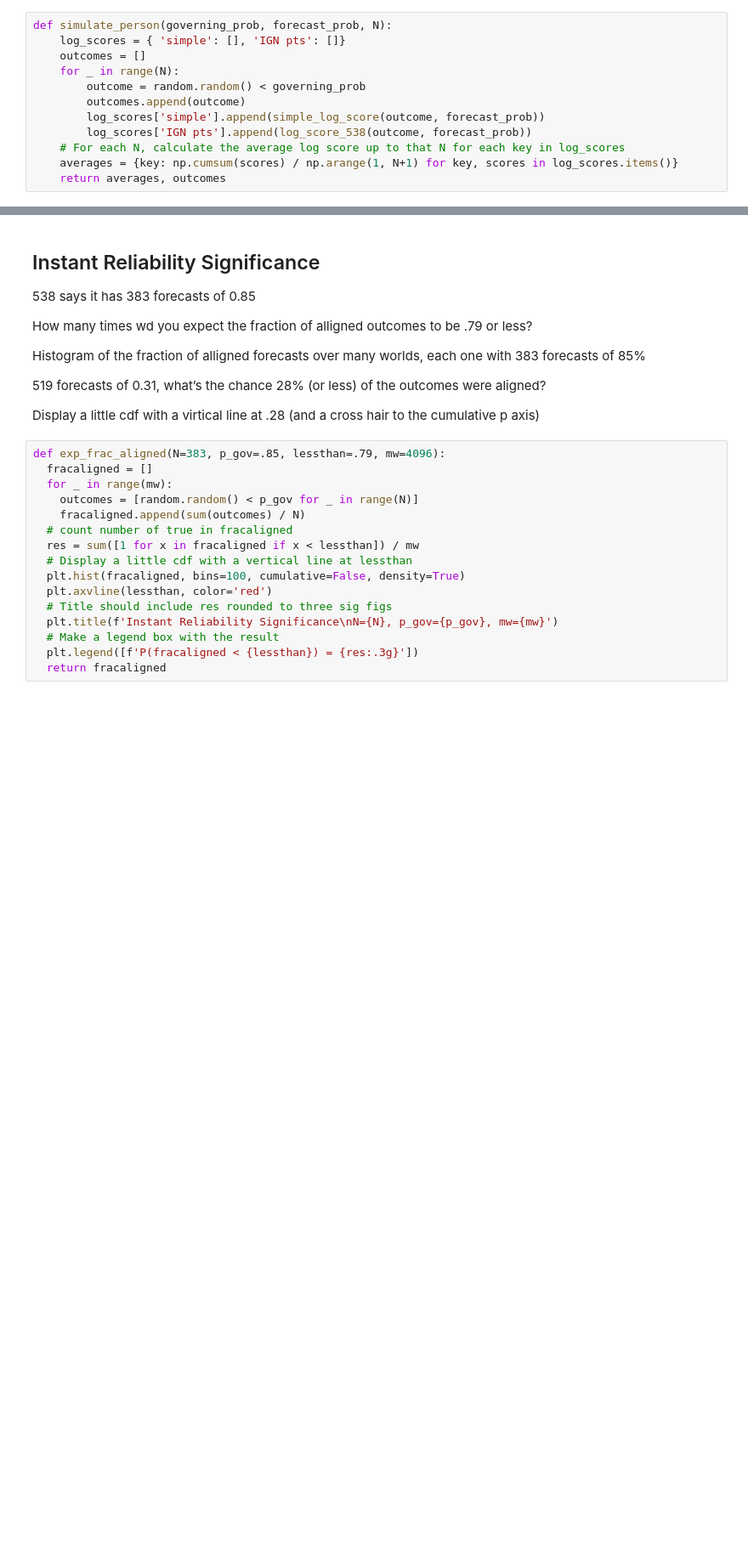
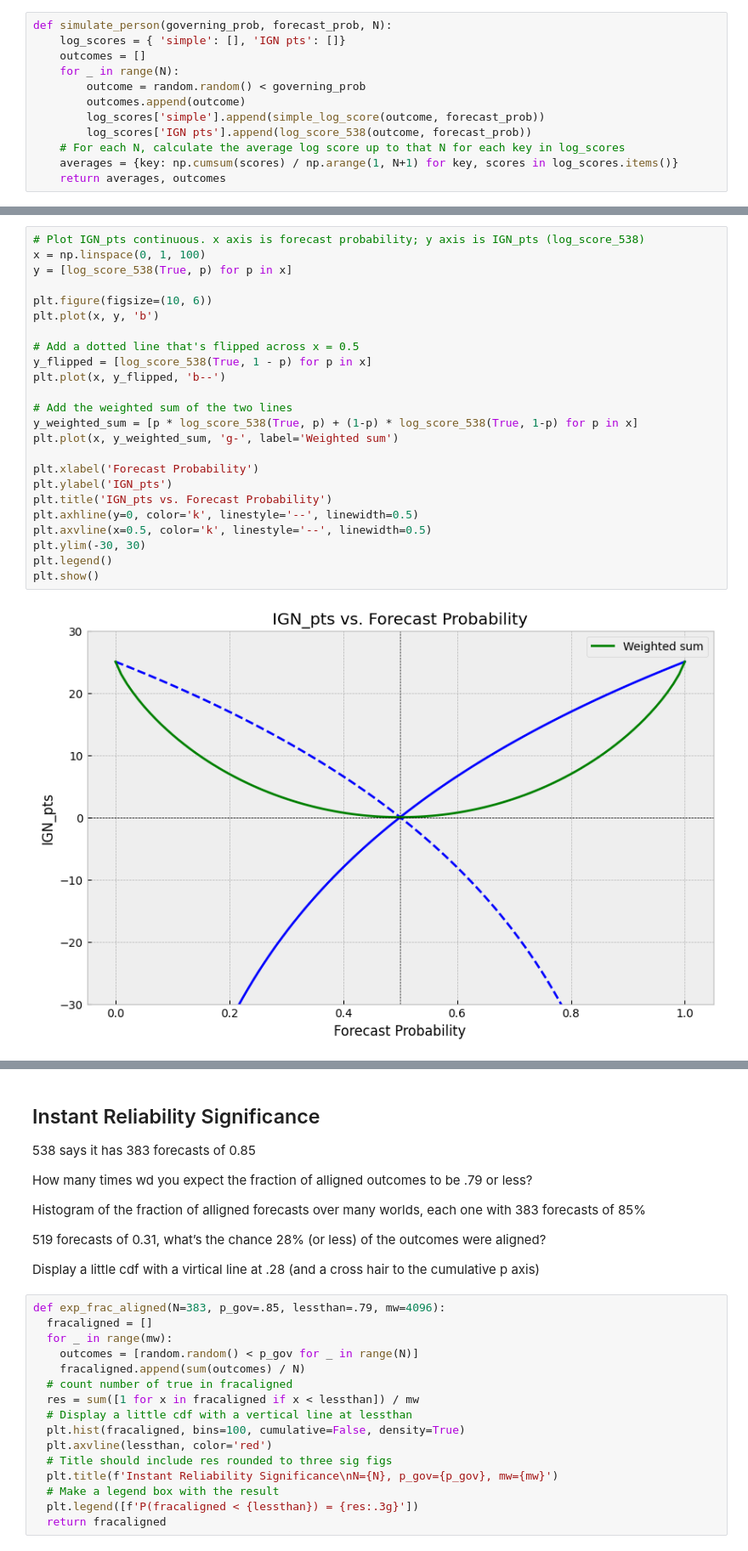
Before and after one commit to hickman-santini/local-proper, a Jupyter notebook: local_proper.ipynb, the cells around one changed output, grey strips where cells are left out. Shown at 85% size. Saved outputs shown, nothing was run; the diff lists cells and outputs as text; blank space fills up the shorter version.

```diff
--- a/local_proper.ipynb
+++ b/local_proper.ipynb
@@ -62,3 +67,29 @@ def season_me_vs_demon(N, p_gov, a=None, b=None, eps=None):
   # Did I win? For each of the fp arrays, is my final average log pts > demon's final average log pts?
   winner = my_scores[-1] > demon_scores[-1]
   return winner, my_scores, demon_scores
+# %%
+# Plot IGN_pts continuous. x axis is forecast probability; y axis is IGN_pts (log_score_538)
+x = np.linspace(0, 1, 100)
+y = [log_score_538(True, p) for p in x]
+
+plt.figure(figsize=(10, 6))
+plt.plot(x, y, 'b')
+
+# Add a dotted line that's flipped across x = 0.5
+y_flipped = [log_score_538(True, 1 - p) for p in x]
+plt.plot(x, y_flipped, 'b--')
+
+# Add the weighted sum of the two lines
+y_weighted_sum = [p * log_score_538(True, p) + (1-p) * log_score_538(True, 1-p) for p in x]
+plt.plot(x, y_weighted_sum, 'g-', label='Weighted sum')
+
+plt.xlabel('Forecast Probability')
+plt.ylabel('IGN_pts')
+plt.title('IGN_pts vs. Forecast Probability')
+plt.axhline(y=0, color='k', linestyle='--', linewidth=0.5)
+plt.axvline(x=0.5, color='k', linestyle='--', linewidth=0.5)
+plt.ylim(-30, 30)
+plt.legend()
+plt.show()
+# %% [output]
+[figure, added]
```
Also changed, not shown: parts of 23 cells of this notebook, 15 other files.
